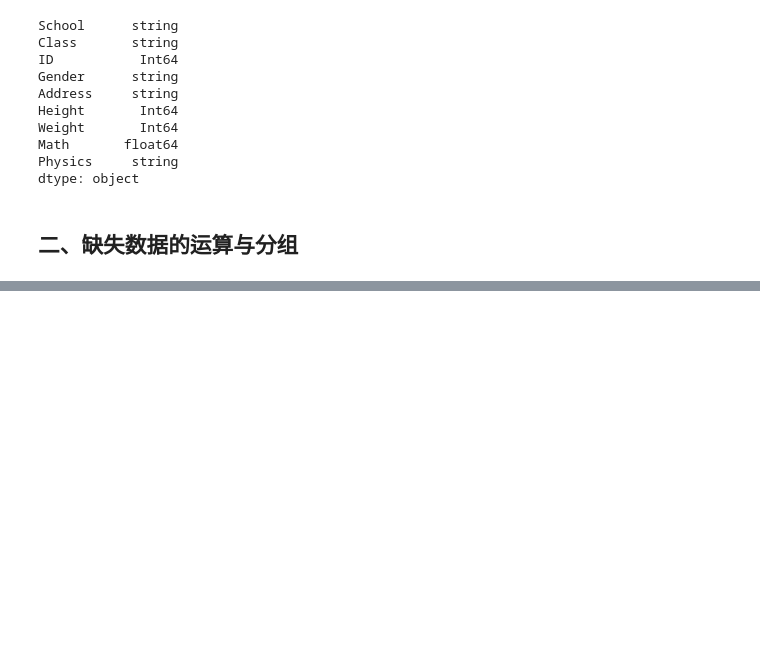
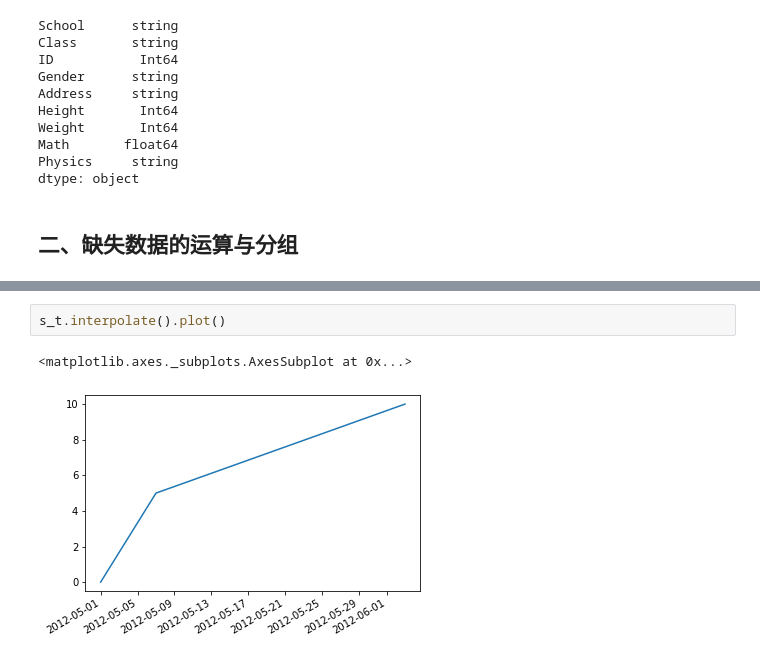
Before and after one commit to datawhalechina/joyful-pandas, a Jupyter notebook: 第6章 缺失数据.ipynb, the cells around one changed output, grey strips where cells are left out. Saved outputs shown, nothing was run; the diff lists cells and outputs as text; blank space fills up the shorter version.

```diff
--- a/第6章 缺失数据.ipynb
+++ b/第6章 缺失数据.ipynb
@@ -576,0 +807,5 @@ dtype: object
+# %%
+s_t.interpolate().plot()
+# %% [output]
+<matplotlib.axes._subplots.AxesSubplot at 0x...>
+[figure, added]
```
Also changed, not shown: parts of 56 cells of this notebook, 7 other files.
